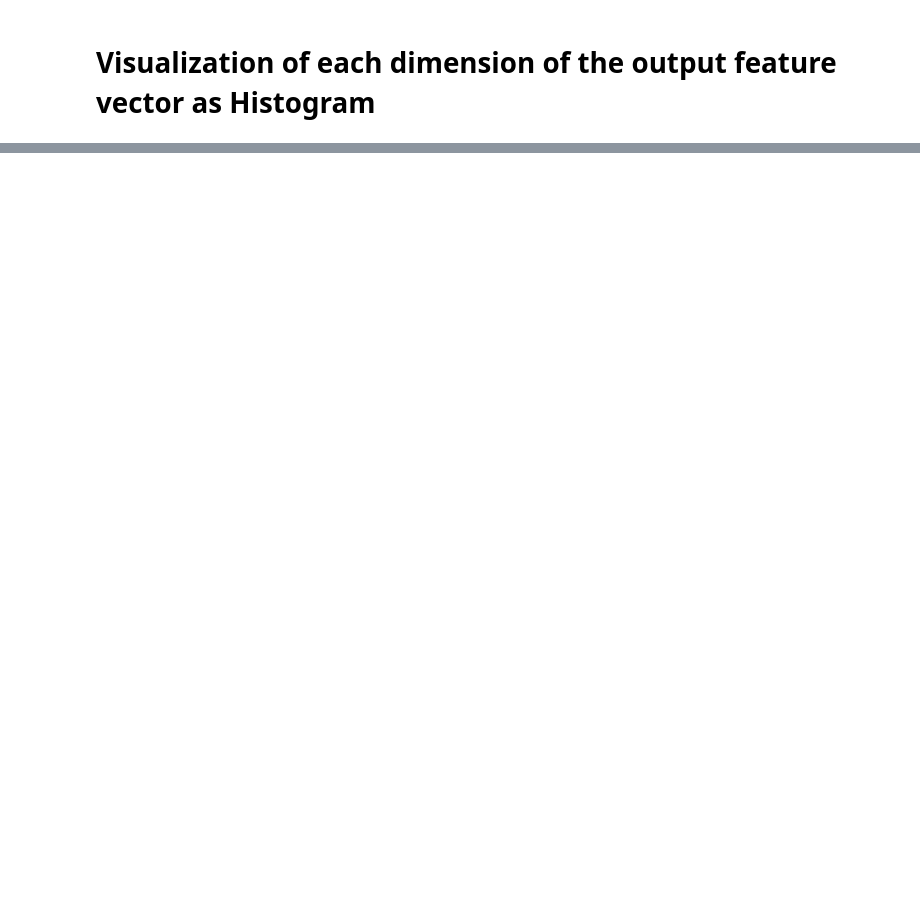
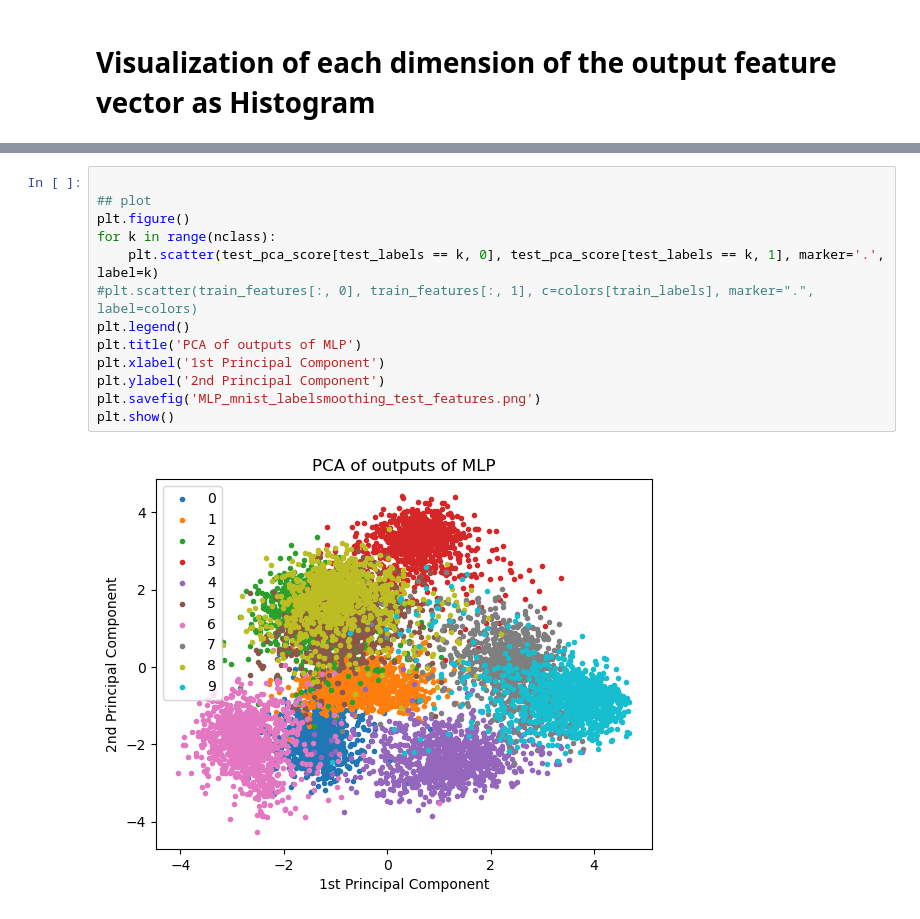
Before and after one commit to namoshi/dl_intro, a Jupyter notebook: CNN_mnist_labelsmoothing.ipynb, the cells around one changed output, grey strips where cells are left out. Cells and saved outputs as stored; diff of their text form; blank space fills up the shorter version.

```diff
--- a/CNN_mnist_labelsmoothing.ipynb
+++ b/CNN_mnist_labelsmoothing.ipynb
@@ -401,0 +638,15 @@ for k in range(nclass):
+# %%
+
+## plot
+plt.figure()
+for k in range(nclass):
+    plt.scatter(test_pca_score[test_labels == k, 0], test_pca_score[test_labels == k, 1], marker='.', label=k)
+#plt.scatter(train_features[:, 0], train_features[:, 1], c=colors[train_labels], marker=".", label=colors)
+plt.legend()
+plt.title('PCA of outputs of MLP')
+plt.xlabel('1st Principal Component')
+plt.ylabel('2nd Principal Component')
+plt.savefig('MLP_mnist_labelsmoothing_test_features.png')
+plt.show()
+# %% [output]
+[figure, added]
```
Also changed, not shown: parts of 27 cells of this notebook, 6 other files.
